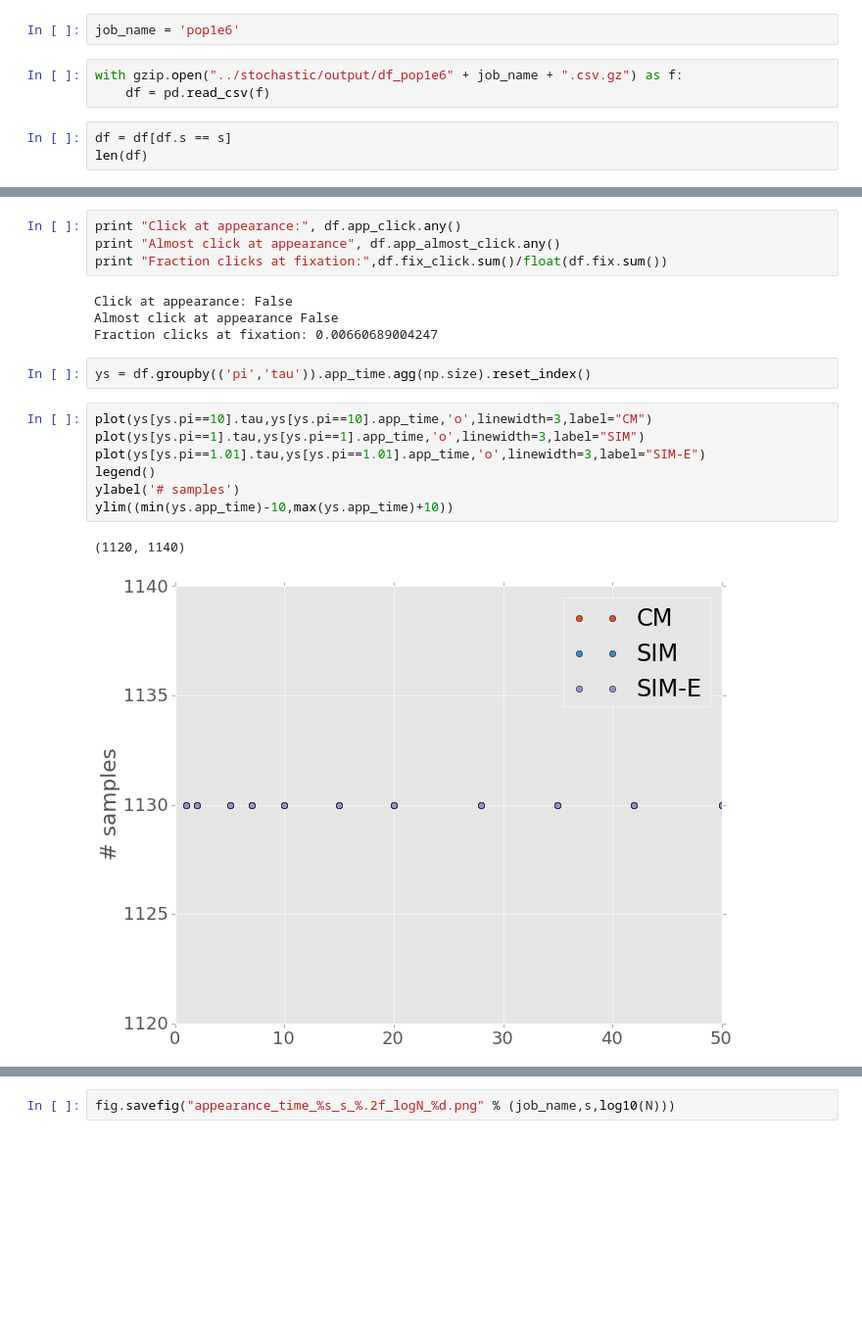
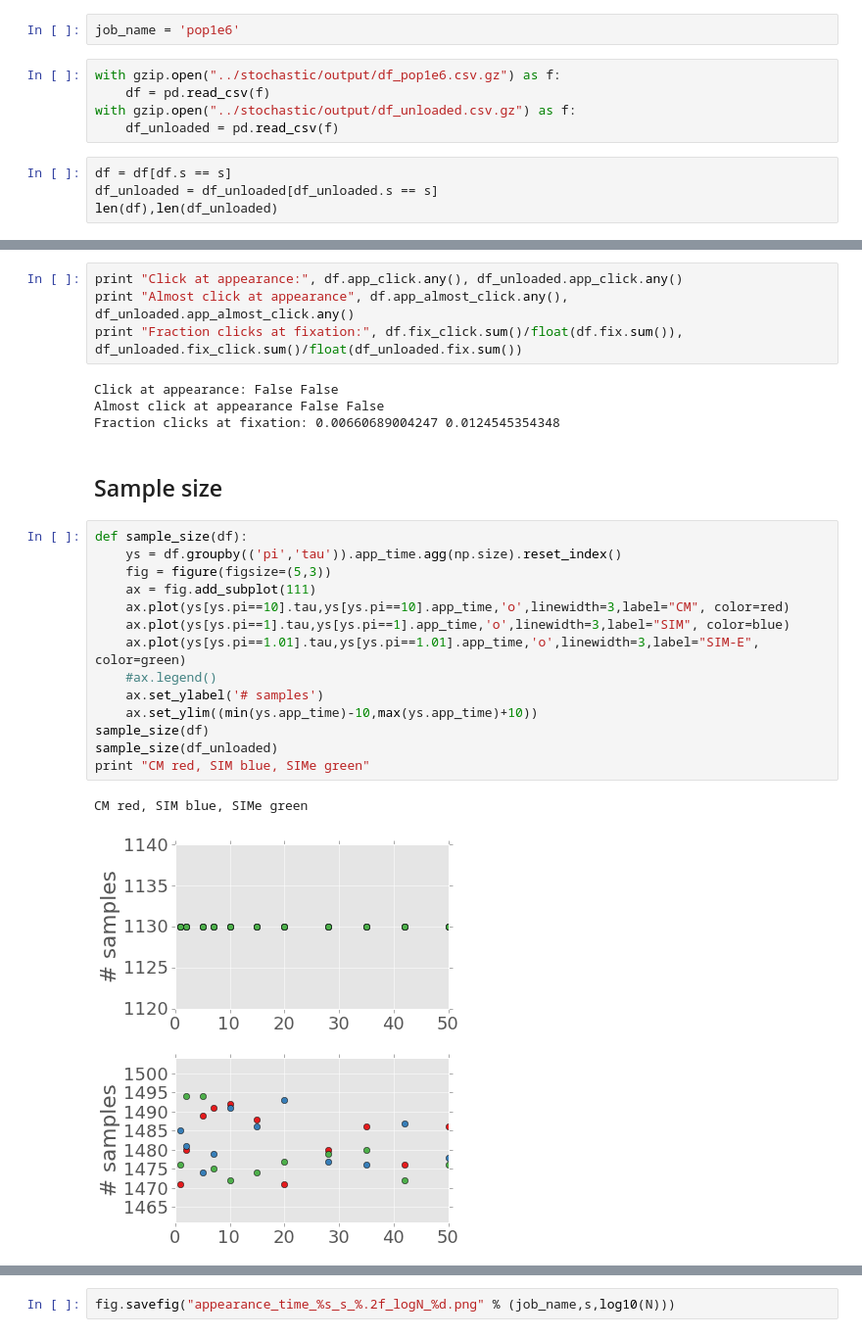
Before and after one commit to yoavram/ruggedsim, a Jupyter notebook: manuscript/simulation2.ipynb, the cells around one changed output, grey strips where cells are left out. Shown at 98% size. Drawn from its saved outputs; the diff is of its cells as text; blank space fills up the shorter version.

Commit message:
combining unloaded to regular - appearance

```diff
--- a/manuscript/simulation2.ipynb
+++ b/manuscript/simulation2.ipynb
@@ -34,9 +34,12 @@ G = 25
 # %%
 job_name = 'pop1e6'
 # %%
-with gzip.open("../stochastic/output/df_pop1e6" + job_name + ".csv.gz") as f:
+with gzip.open("../stochastic/output/df_pop1e6.csv.gz") as f:
     df = pd.read_csv(f)
+with gzip.open("../stochastic/output/df_unloaded.csv.gz") as f:
+    df_unloaded = pd.read_csv(f)
 # %%
 df = df[df.s == s]
-len(df)
+df_unloaded = df_unloaded[df_unloaded.s == s]
+len(df),len(df_unloaded)
 # %% [output]
@@ -44,20 +47,28 @@ len(df)
 # %%
-print "Click at appearance:", df.app_click.any()
-print "Almost click at appearance", df.app_almost_click.any()
-print "Fraction clicks at fixation:",df.fix_click.sum()/float(df.fix.sum())
+print "Click at appearance:", df.app_click.any(), df_unloaded.app_click.any()
+print "Almost click at appearance", df.app_almost_click.any(), df_unloaded.app_almost_click.any()
+print "Fraction clicks at fixation:", df.fix_click.sum()/float(df.fix.sum()), df_unloaded.fix_click.sum()/float(df_unloaded.fix.sum())
 # %% [output]
-Click at appearance: False
-Almost click at appearance False
-Fraction clicks at fixation: 0.00660689004247
+Click at appearance: False False
+Almost click at appearance False False
+Fraction clicks at fixation: 0.00660689004247 0.0124545354348
-# %%
-ys = df.groupby(('pi','tau')).app_time.agg(np.size).reset_index()
+# %% [markdown]
+## Sample size
 # %%
-plot(ys[ys.pi==10].tau,ys[ys.pi==10].app_time,'o',linewidth=3,label="CM")
-plot(ys[ys.pi==1].tau,ys[ys.pi==1].app_time,'o',linewidth=3,label="SIM")
-plot(ys[ys.pi==1.01].tau,ys[ys.pi==1.01].app_time,'o',linewidth=3,label="SIM-E")
-legend()
-ylabel('# samples')
-ylim((min(ys.app_time)-10,max(ys.app_time)+10))
+def sample_size(df):
+    ys = df.groupby(('pi','tau')).app_time.agg(np.size).reset_index()
+    fig = figure(figsize=(5,3))
+    ax = fig.add_subplot(111)
+    ax.plot(ys[ys.pi==10].tau,ys[ys.pi==10].app_time,'o',linewidth=3,label="CM", color=red)
+    ax.plot(ys[ys.pi==1].tau,ys[ys.pi==1].app_time,'o',linewidth=3,label="SIM", color=blue)
+    ax.plot(ys[ys.pi==1.01].tau,ys[ys.pi==1.01].app_time,'o',linewidth=3,label="SIM-E", color=green)
+    #ax.legend()
+    ax.set_ylabel('# samples')
+    ax.set_ylim((min(ys.app_time)-10,max(ys.app_time)+10))
+sample_size(df)
+sample_size(df_unloaded)
+print "CM red, SIM blue, SIMe green"
 # %% [output]
-(1120, 1140)
+CM red, SIM blue, SIMe green
-[figure, old version]
+[figure, new version]
+[figure, added]
```
Also changed, not shown: parts of 7 cells of this notebook.
